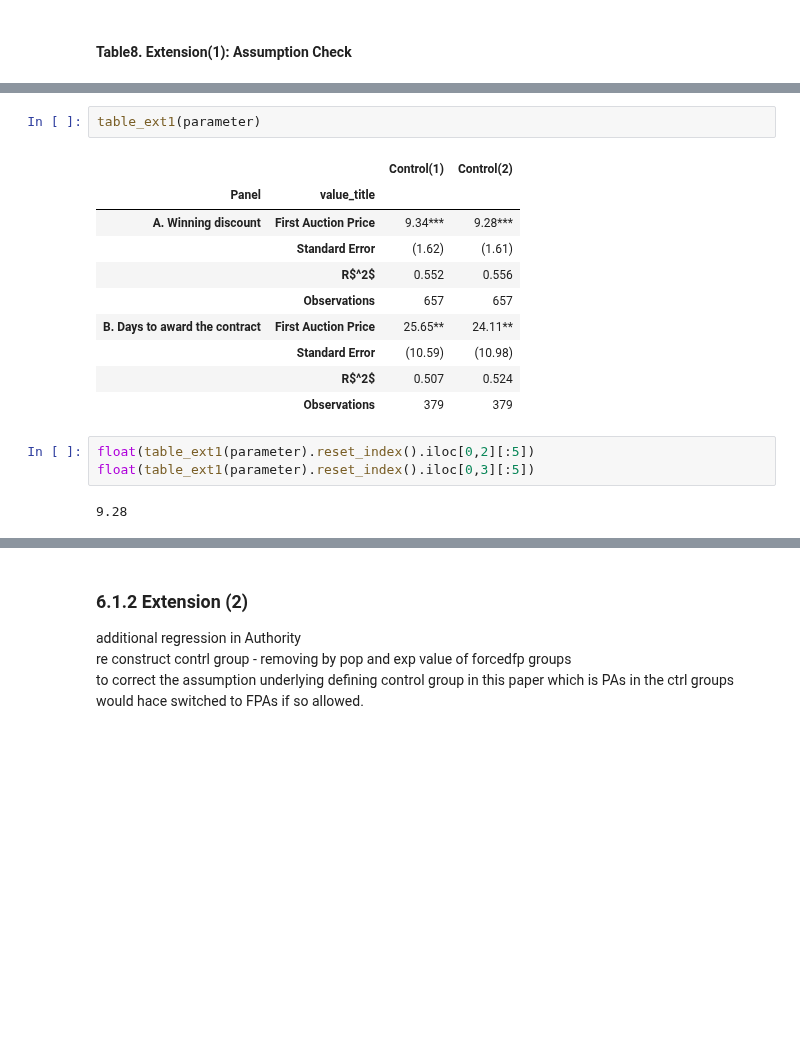
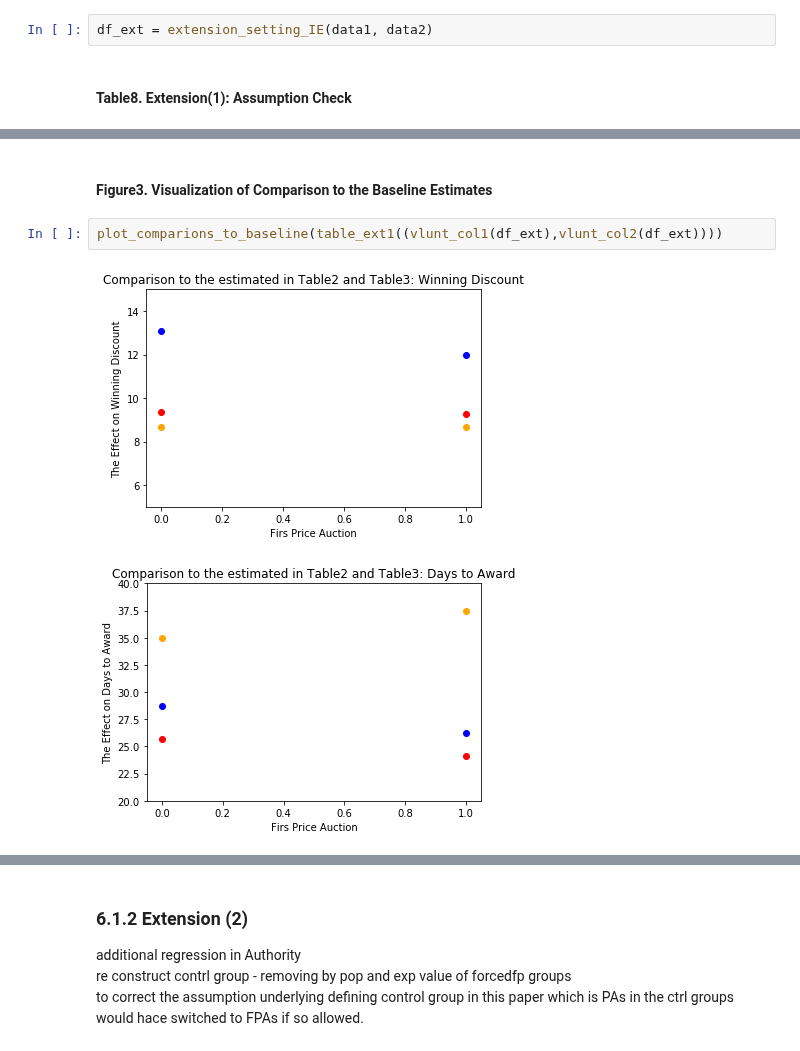
Before and after one commit to huiren-j/Replication-of-Decarolis-2014-, a Jupyter notebook: Untitled.ipynb, the cells around one changed output, grey strips where cells are left out. Drawn from its saved outputs; the diff is of its cells as text; blank space fills up the shorter version.

```diff
--- a/Untitled.ipynb
+++ b/Untitled.ipynb
@@ -371,5 +397,7 @@ table7(describe_a, describe_b)
 ### 6.1.1 Extension (1)
 
 One of the main assumption underlying this paper was that the PAs in control groups would have adopted FPAs if so allowed. As the additional dataset, IE sample, covers the period between 2006 and 2008 when PAs are allowed to choose ABAs or FPAs, I tried to check whether the assumption is plausible or not. My strategy is to replace the treated with the PAs in the voluntarily switched group and to contstruct new control groups based on population and experience values of the voluntarily switcher group. Since I checked that IE sample is already filtered by the same standards with the main data, the basic conditions of PAs are similar. Still I could not control the features in pretreatment regime, I take PA fixed effect into accounts. The same model of Table2 and Table3 were augmented. Before proceeding the calculation, I compared the size of the treated and new control group and the control group 1 based on experience revealed the only case that the treated group and the control group are different. Therefore, in this section, I have one control group based on experience variable.
+# %%
+df_ext = extension_setting_IE(data1, data2)
 # %% [markdown]
 #### Table8. Extension(1): Assumption Check
@@ -382,18 +419,7 @@ parameter = (vlunt_col1(df_ext),vlunt_col2(df_ext))
-# %%
-table_ext1(parameter)
-# %% [output]
-|  |  | Control(1) | Control(2) |
-| Panel | value_title |  |  |
-| A. Winning discount | First Auction Price | 9.34*** | 9.28*** |
-|  | Standard Error | (1.62) | (1.61) |
-|  | R$^2$ | 0.552 | 0.556 |
-|  | Observations | 657 | 657 |
-| B. Days to award the contract | First Auction Price | 25.65** | 24.11** |
-|  | Standard Error | (10.59) | (10.98) |
-|  | R$^2$ | 0.507 | 0.524 |
-|  | Observations | 379 | 379 |
-# %%
-float(table_ext1(parameter).reset_index().iloc[0,2][:5])
-float(table_ext1(parameter).reset_index().iloc[0,3][:5])
-# %% [output]
-9.28
+# %% [markdown]
+#### Figure3. Visualization of Comparison to the Baseline Estimates
+# %%
+plot_comparions_to_baseline(table_ext1((vlunt_col1(df_ext),vlunt_col2(df_ext))))
+# %% [output]
+[figure, added]
+[figure, added]
```
Also changed, not shown: parts of 27 cells of this notebook, 4 other files.
